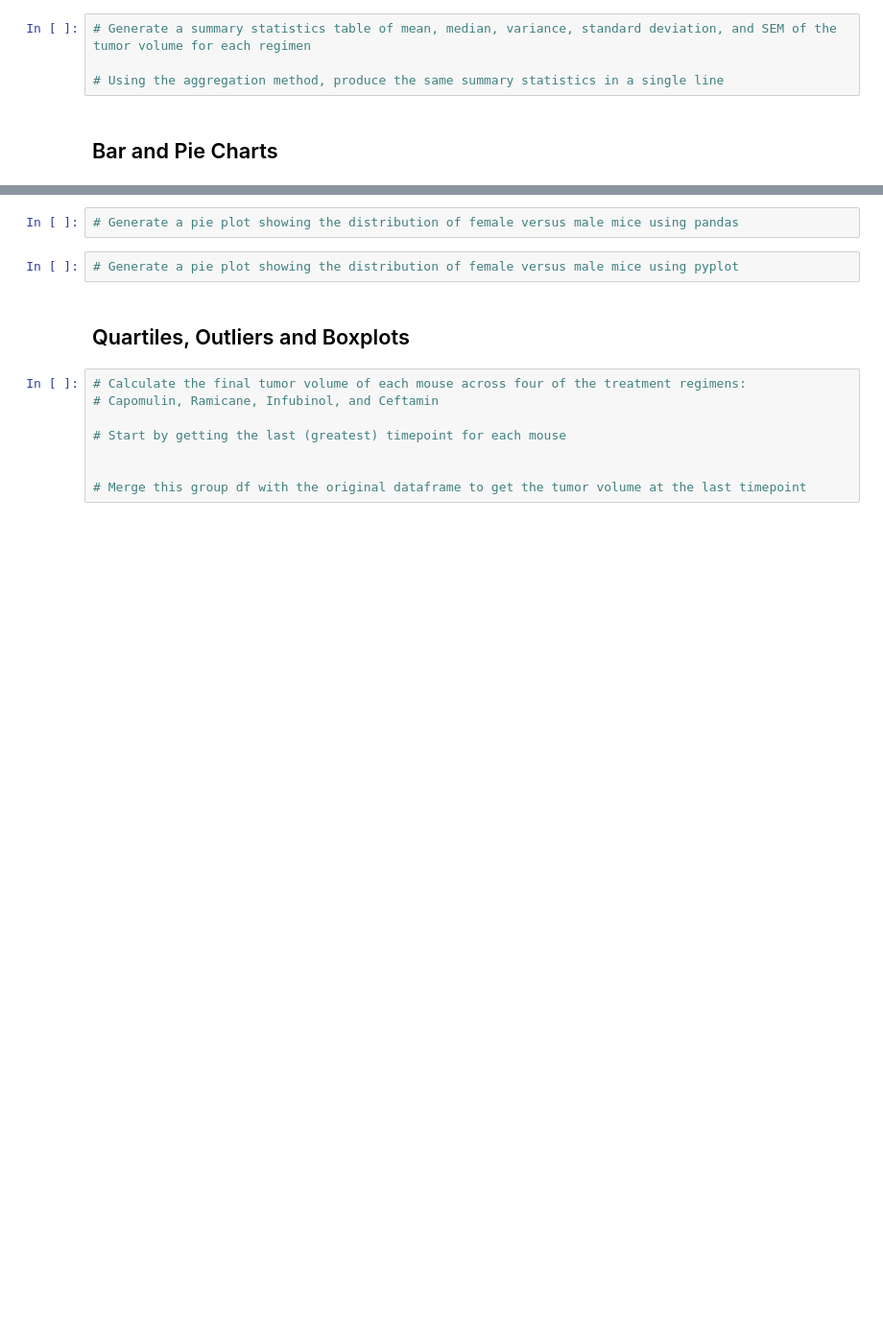
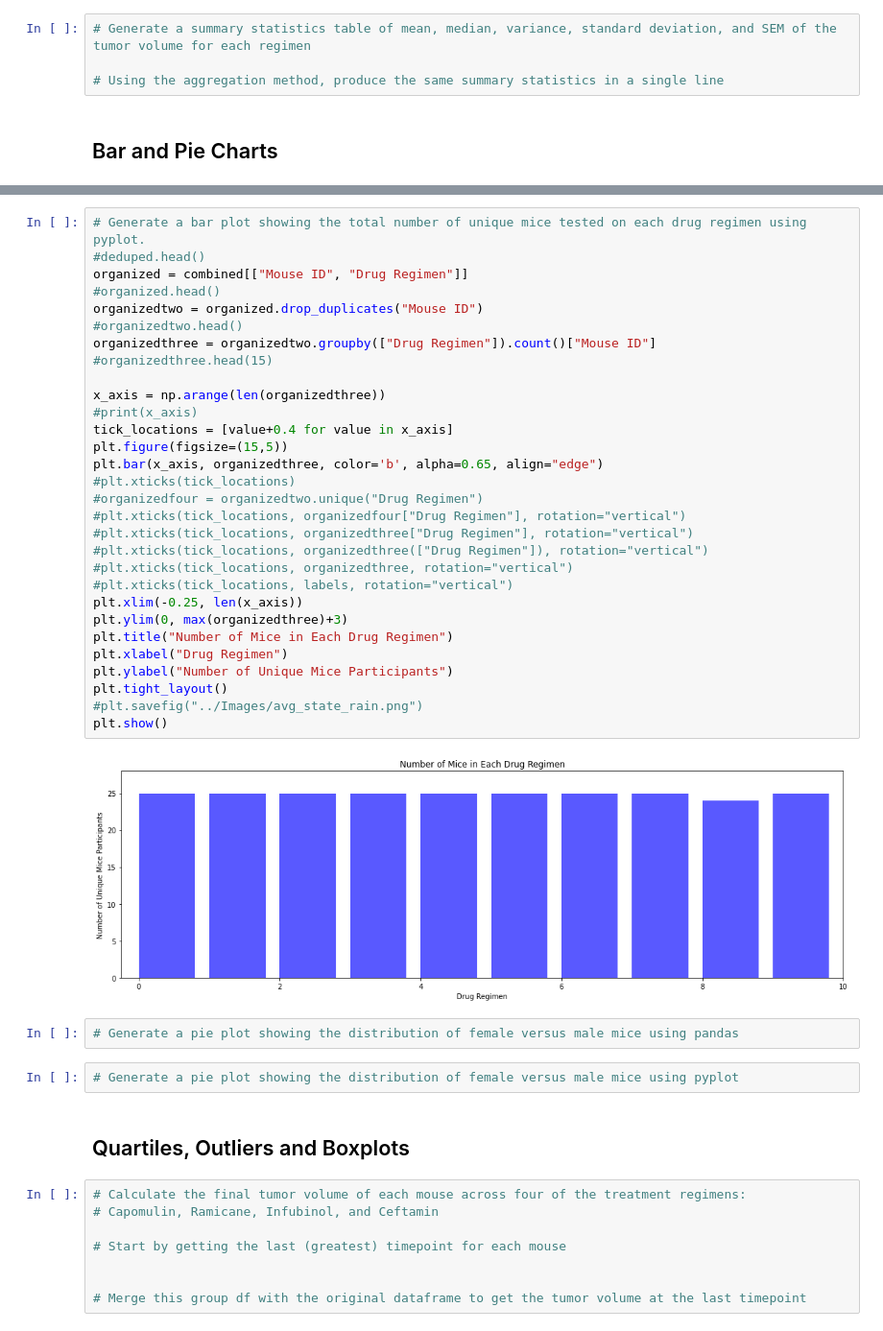
Before and after one commit to rodgerskent/matplotlib_challenge, a Jupyter notebook: Pymaceuticals/pymaceuticals_starter.ipynb, the cells around one changed output, grey strips where cells are left out. Shown at 96% size. Drawn from its saved outputs; the diff is of its cells as text; blank space fills up the shorter version.

```diff
--- a/Pymaceuticals/pymaceuticals_starter.ipynb
+++ b/Pymaceuticals/pymaceuticals_starter.ipynb
@@ -173,3 +196,35 @@ SyntaxError: invalid syntax (<ipython-input-98-1f4777f2de47>, line 20)
+# %%
+# Generate a bar plot showing the total number of unique mice tested on each drug regimen using pyplot.
+#deduped.head()
+organized = combined[["Mouse ID", "Drug Regimen"]]
+#organized.head()
+organizedtwo = organized.drop_duplicates("Mouse ID")
+#organizedtwo.head()
+organizedthree = organizedtwo.groupby(["Drug Regimen"]).count()["Mouse ID"]
+#organizedthree.head(15)
+
+x_axis = np.arange(len(organizedthree))
+#print(x_axis)
+tick_locations = [value+0.4 for value in x_axis]
+plt.figure(figsize=(15,5))
+plt.bar(x_axis, organizedthree, color='b', alpha=0.65, align="edge")
+#plt.xticks(tick_locations)
+#organizedfour = organizedtwo.unique("Drug Regimen")
+#plt.xticks(tick_locations, organizedfour["Drug Regimen"], rotation="vertical")
+#plt.xticks(tick_locations, organizedthree["Drug Regimen"], rotation="vertical")
+#plt.xticks(tick_locations, organizedthree(["Drug Regimen"]), rotation="vertical")
+#plt.xticks(tick_locations, organizedthree, rotation="vertical")
+#plt.xticks(tick_locations, labels, rotation="vertical")
+plt.xlim(-0.25, len(x_axis))
+plt.ylim(0, max(organizedthree)+3)
+plt.title("Number of Mice in Each Drug Regimen")
+plt.xlabel("Drug Regimen")
+plt.ylabel("Number of Unique Mice Participants")
+plt.tight_layout()
+#plt.savefig("../Images/avg_state_rain.png")
+plt.show()
+# %% [output]
+[figure, added]
 # %%
 # Generate a pie plot showing the distribution of female versus male mice using pandas
 # %%
```
Also changed, not shown: parts of 8 cells of this notebook.
